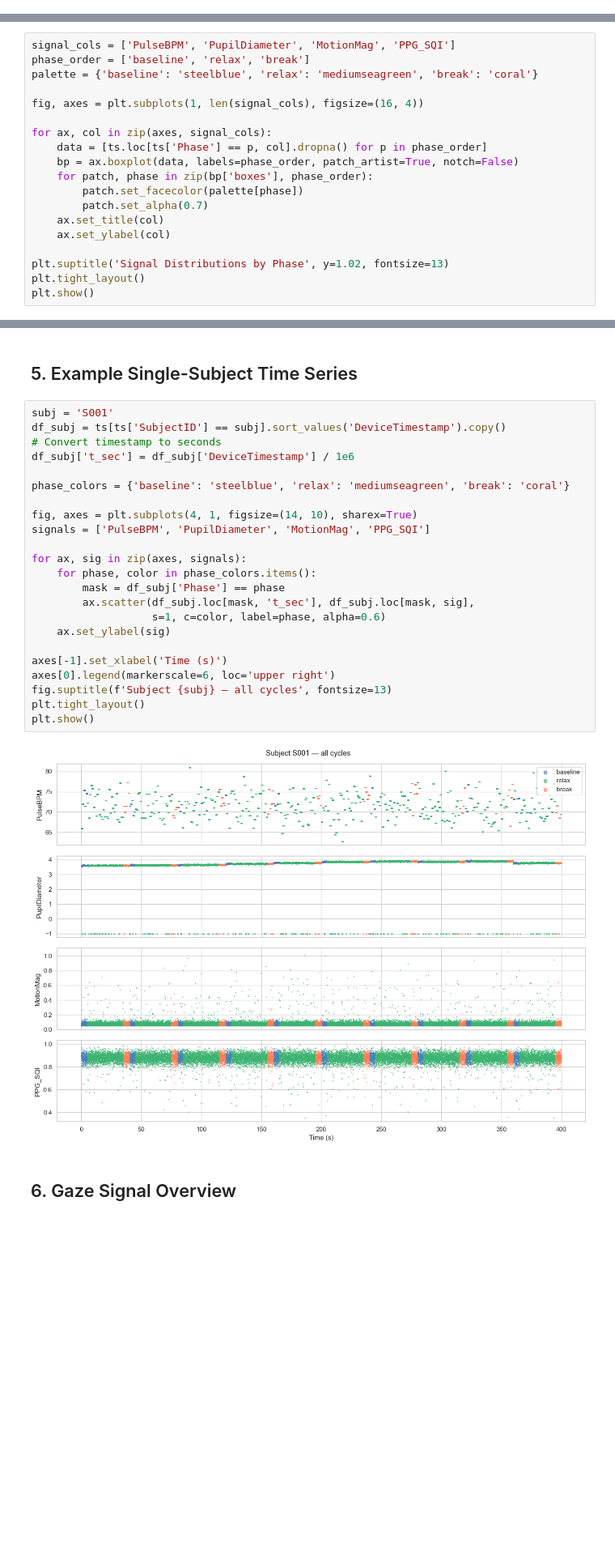
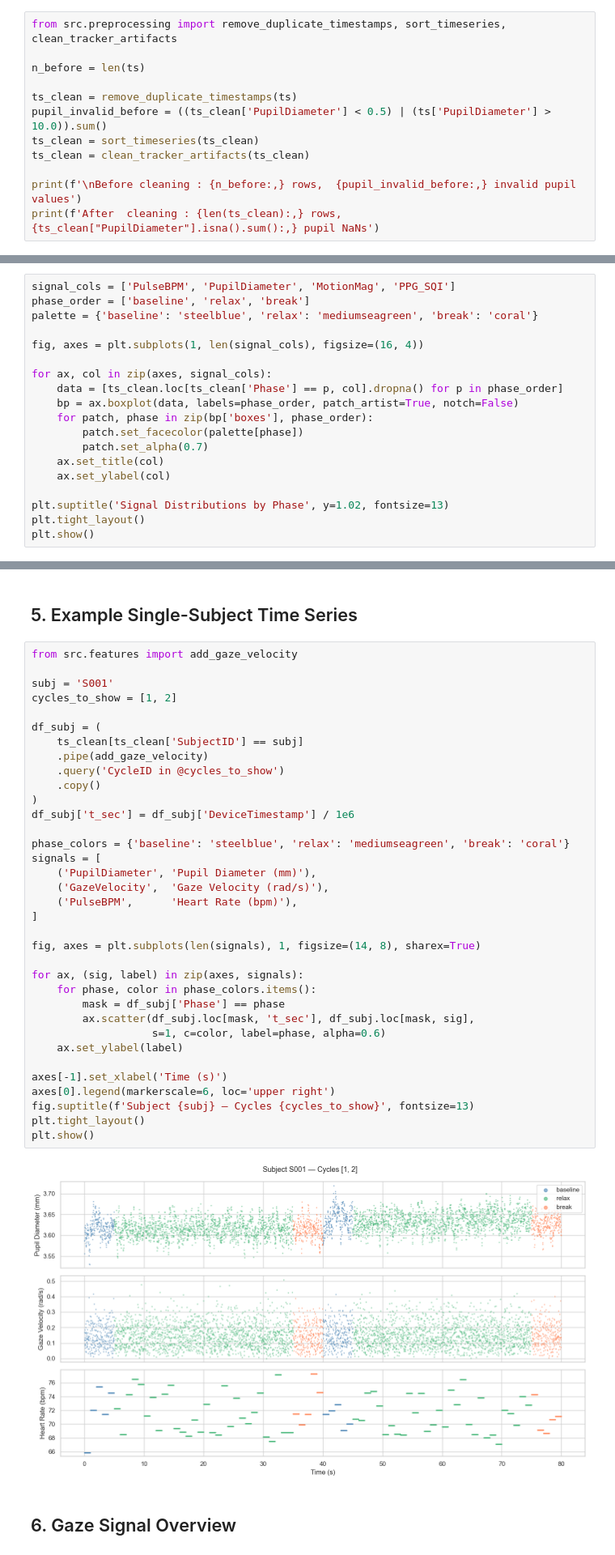
Before and after one commit to Arderiu/mindmetrix_assignment, a Jupyter notebook: eda.ipynb, the cells around one changed output, grey strips where cells are left out. Shown at 81% size. Drawn from its saved outputs; the diff is of its cells as text; blank space fills up the shorter version.

Commit message:
Updated results and EDA with the tracking artifacts corrected, including gaze

```diff
--- a/eda.ipynb
+++ b/eda.ipynb
@@ -259,0 +264,12 @@ Duplicate (SubjectID, DeviceTimestamp) rows: 2040000 (14.5%)
+# %%
+from src.preprocessing import remove_duplicate_timestamps, sort_timeseries, clean_tracker_artifacts
+
+n_before = len(ts)
+
+ts_clean = remove_duplicate_timestamps(ts)
+pupil_invalid_before = ((ts_clean['PupilDiameter'] < 0.5) | (ts['PupilDiameter'] > 10.0)).sum()
+ts_clean = sort_timeseries(ts_clean)
+ts_clean = clean_tracker_artifacts(ts_clean)
+
+print(f'\nBefore cleaning : {n_before:,} rows,  {pupil_invalid_before:,} invalid pupil values')
+print(f'After  cleaning : {len(ts_clean):,} rows,  {ts_clean["PupilDiameter"].isna().sum():,} pupil NaNs')
@@ -267,7 +289,7 @@ palette = {'baseline': 'steelblue', 'relax': 'mediumseagreen', 'break': 'coral'}
 fig, axes = plt.subplots(1, len(signal_cols), figsize=(16, 4))
 
 for ax, col in zip(axes, signal_cols):
-    data = [ts.loc[ts['Phase'] == p, col].dropna() for p in phase_order]
+    data = [ts_clean.loc[ts_clean['Phase'] == p, col].dropna() for p in phase_order]
     bp = ax.boxplot(data, labels=phase_order, patch_artist=True, notch=False)
     for patch, phase in zip(bp['boxes'], phase_order):
         patch.set_facecolor(palette[phase])
@@ -294,30 +305,42 @@ ts.groupby('Phase')[signal_cols].agg(['mean', 'median', 'std']).round(3)
 # %% [markdown]
 ## 5. Example Single-Subject Time Series
 # %%
+from src.features import add_gaze_velocity
+
 subj = 'S001'
-df_subj = ts[ts['SubjectID'] == subj].sort_values('DeviceTimestamp').copy()
-# Convert timestamp to seconds
+cycles_to_show = [1, 2]
+
+df_subj = (
+    ts_clean[ts_clean['SubjectID'] == subj]
+    .pipe(add_gaze_velocity)
+    .query('CycleID in @cycles_to_show')
+    .copy()
+)
 df_subj['t_sec'] = df_subj['DeviceTimestamp'] / 1e6
 
 phase_colors = {'baseline': 'steelblue', 'relax': 'mediumseagreen', 'break': 'coral'}
+signals = [
+    ('PupilDiameter', 'Pupil Diameter (mm)'),
+    ('GazeVelocity',  'Gaze Velocity (rad/s)'),
+    ('PulseBPM',      'Heart Rate (bpm)'),
+]
 
-fig, axes = plt.subplots(4, 1, figsize=(14, 10), sharex=True)
-signals = ['PulseBPM', 'PupilDiameter', 'MotionMag', 'PPG_SQI']
+fig, axes = plt.subplots(len(signals), 1, figsize=(14, 8), sharex=True)
 
-for ax, sig in zip(axes, signals):
+for ax, (sig, label) in zip(axes, signals):
     for phase, color in phase_colors.items():
         mask = df_subj['Phase'] == phase
         ax.scatter(df_subj.loc[mask, 't_sec'], df_subj.loc[mask, sig],
                    s=1, c=color, label=phase, alpha=0.6)
-    ax.set_ylabel(sig)
+    ax.set_ylabel(label)
 
 axes[-1].set_xlabel('Time (s)')
 axes[0].legend(markerscale=6, loc='upper right')
-fig.suptitle(f'Subject {subj} — all cycles', fontsize=13)
+fig.suptitle(f'Subject {subj} — Cycles {cycles_to_show}', fontsize=13)
 plt.tight_layout()
 plt.show()
 # %% [output]
-[figure, old version]
+[figure, new version]
 # %% [markdown]
 ## 6. Gaze Signal Overview
 # %%
```
Also changed, not shown: parts of 9 cells of this notebook, 3 other files.
